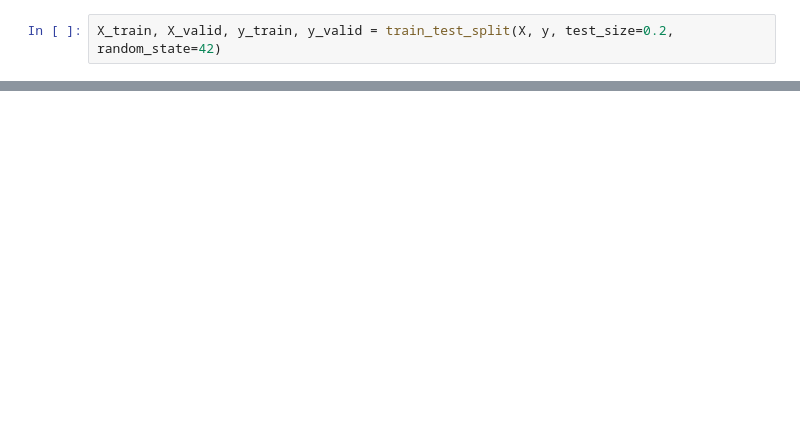
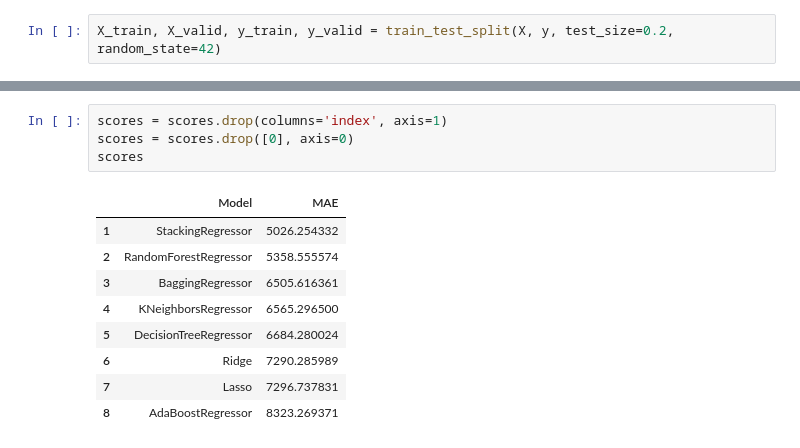
Before and after one commit to saadaltohamy/Artificial-Intelligence-2-Final-Project-ArchivAI-1, a Jupyter notebook: car_price.ipynb, the cells around one changed output, grey strips where cells are left out. Cells and saved outputs as stored; diff of their text form; blank space fills up the shorter version.

```diff
--- a/car_price.ipynb
+++ b/car_price.ipynb
@@ -1397,0 +1396,14 @@ submission.to_csv('submission_stacking_late.csv', index=False)
+# %%
+scores = scores.drop(columns='index', axis=1)
+scores = scores.drop([0], axis=0)
+scores
+# %% [output]
+|  | Model | MAE |
+| 1 | StackingRegressor | 5026.254332 |
+| 2 | RandomForestRegressor | 5358.555574 |
+| 3 | BaggingRegressor | 6505.616361 |
+| 4 | KNeighborsRegressor | 6565.296500 |
+| 5 | DecisionTreeRegressor | 6684.280024 |
+| 6 | Ridge | 7290.285989 |
+| 7 | Lasso | 7296.737831 |
+| 8 | AdaBoostRegressor | 8323.269371 |
```
Also changed, not shown: parts of 32 cells of this notebook.
